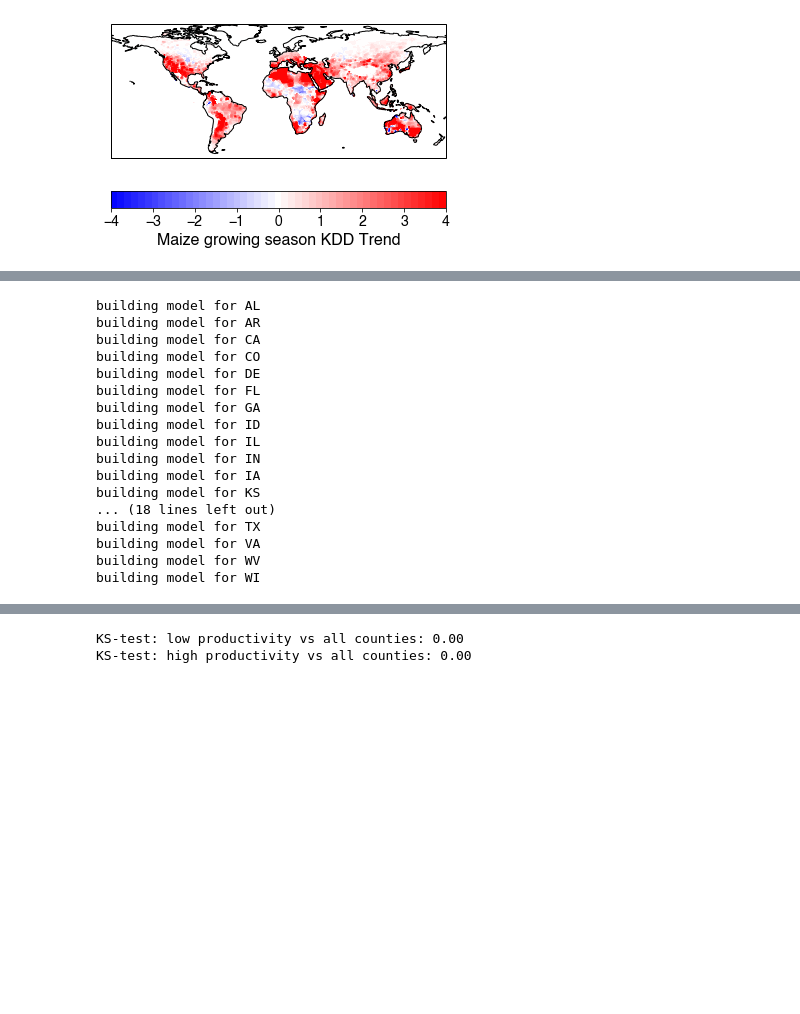
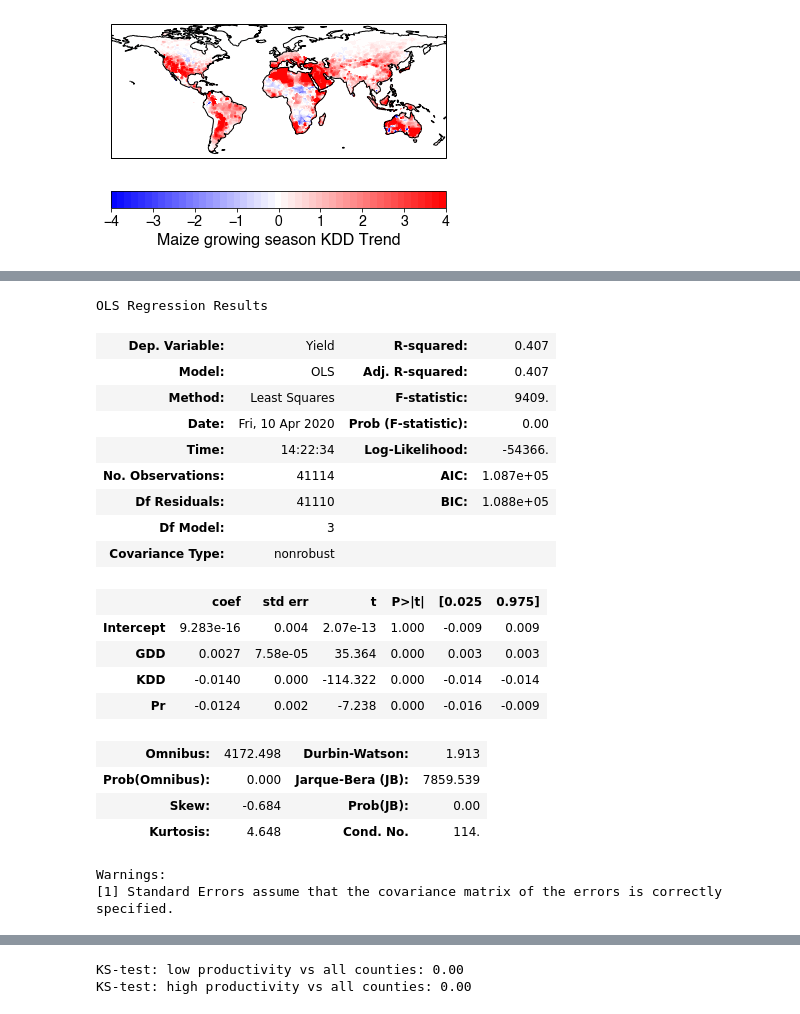
Before and after one commit to ecoffel/grad-research, a Jupyter notebook: 2020-ag-land-climate/ag_calc_gdd_kdd.ipynb, the cells around one changed output, grey strips where cells are left out. Cells and saved outputs as stored; diff of their text form; code cells hidden in the pictures; blank space fills up the shorter version.

```diff
--- a/2020-ag-land-climate/ag_calc_gdd_kdd.ipynb
+++ b/2020-ag-land-climate/ag_calc_gdd_kdd.ipynb
@@ -692,5 +851,48 @@ OLS Regression Results
 Warnings:
 [1] Standard Errors assume that the covariance matrix of the errors is correctly specified.
+# %%
+gddAnomAggDeepak = np.array(list(itertools.chain.from_iterable([x for x in np.array(list(countyList['gddDetrend']))])))
+kddAnomAggDeepak = np.array(list(itertools.chain.from_iterable([x for x in np.array(list(countyList['kddDetrend']))])))
+prAnomAggDeepak = np.array(list(itertools.chain.from_iterable([x for x in np.array(list(countyList['seasonalPrecipDetrend']))])))
+yieldAnomAggDeepak = np.array(list(itertools.chain.from_iterable([x for x in np.array(list(countyList['maizeYieldDetrendDeepak']))])))
+countyFE = np.array(list(itertools.chain.from_iterable([[c]*(yearRange[1]-yearRange[0]+1) for c in range(len(list(countyList['maizeYieldDetrend'])))])))
+
+nn = np.where((~np.isnan(gddAnomAggDeepak)) & (~np.isnan(kddAnomAggDeepak)) & (~np.isnan(prAnomAggDeepak)) & (~np.isnan(yieldAnomAggDeepak)))[0]
+
+data = {'GDD':gddAnomAggDeepak[nn], \
+        'KDD':kddAnomAggDeepak[nn], \
+        'Pr':prAnomAggDeepak[nn], 'Pr2':prAnomAggDeepak[nn]**2, \
+        'County':countyFE[nn], \
+        'Yield':yieldAnomAggDeepak[nn]}
+
+df = pd.DataFrame(data, \
+                  columns=['GDD', 'KDD', 'Pr', 'Pr2', \
+                           'County', \
+                           'Yield'])
+mdlDeepak = smf.ols(formula='Yield ~ GDD + KDD + Pr', data=df).fit()
+mdlDeepak.summary()
+# %% [output]
+OLS Regression Results
+| Dep. Variable: | Yield | R-squared: | 0.407 |
+| Model: | OLS | Adj. R-squared: | 0.407 |
+| Method: | Least Squares | F-statistic: | 9409. |
+| Date: | Fri, 10 Apr 2020 | Prob (F-statistic): | 0.00 |
+| Time: | 14:22:34 | Log-Likelihood: | -54366. |
+| No. Observations: | 41114 | AIC: | 1.087e+05 |
+| Df Residuals: | 41110 | BIC: | 1.088e+05 |
+| Df Model: | 3 |  |  |
+| Covariance Type: | nonrobust |  |  |
+|  | coef | std err | t | P>|t| | [0.025 | 0.975] |
+| Intercept | 9.283e-16 | 0.004 | 2.07e-13 | 1.000 | -0.009 | 0.009 |
+| GDD | 0.0027 | 7.58e-05 | 35.364 | 0.000 | 0.003 | 0.003 |
+| KDD | -0.0140 | 0.000 | -114.322 | 0.000 | -0.014 | -0.014 |
+| Pr | -0.0124 | 0.002 | -7.238 | 0.000 | -0.016 | -0.009 |
+| Omnibus: | 4172.498 | Durbin-Watson: | 1.913 |
+| Prob(Omnibus): | 0.000 | Jarque-Bera (JB): | 7859.539 |
+| Skew: | -0.684 | Prob(JB): | 0.00 |
+| Kurtosis: | 4.648 | Cond. No. | 114. |
+Warnings:
+[1] Standard Errors assume that the covariance matrix of the errors is correctly specified.
 # %%
 stateMdls = {}
 
@@ -704,8 +906,8 @@ for state in usStateAbbrev.values():
 
     nn = np.where((~np.isnan(gddAgg)) & (~np.isnan(kddAgg)) & (~np.isnan(prAgg)) & (~np.isnan(yieldAgg)))[0]
 
-    if len(nn) > 100:
-        print('building model for %s'%state)
+    if len(nn) > 1000:
+#         print('building model for %s, n = %d'%(state, len(nn)))
 
         data = {'GDD':gddAgg[nn], \
             'KDD':kddAgg[nn], \
@@ -715,26 +917,8 @@ for state in usStateAbbrev.values():
         df = pd.DataFrame(data, \
                           columns=['GDD', 'KDD', 'Pr', 'Pr2', \
                                    'Yield'])
-        stateMdl = smf.ols(formula='Yield ~ GDD + KDD + Pr + Pr2', data=df).fit()
+        stateMdl = smf.ols(formula='Yield ~ GDD + KDD + Pr', data=df).fit()
         stateMdls[state] = stateMdl
-# %% [output]
-building model for AL
-building model for AR
-building model for CA
-building model for CO
-building model for DE
-building model for FL
-building model for GA
-building model for ID
-building model for IL
-building model for IN
-building model for IA
-building model for KS
-... (18 lines left out)
-building model for TX
-building model for VA
-building model for WV
-building model for WI
 # %%
 startPeriod = range(3, 12)
 endPeriod = range(3, 12)
```
Also changed, not shown: parts of 36 cells of this notebook, 2 other files.
